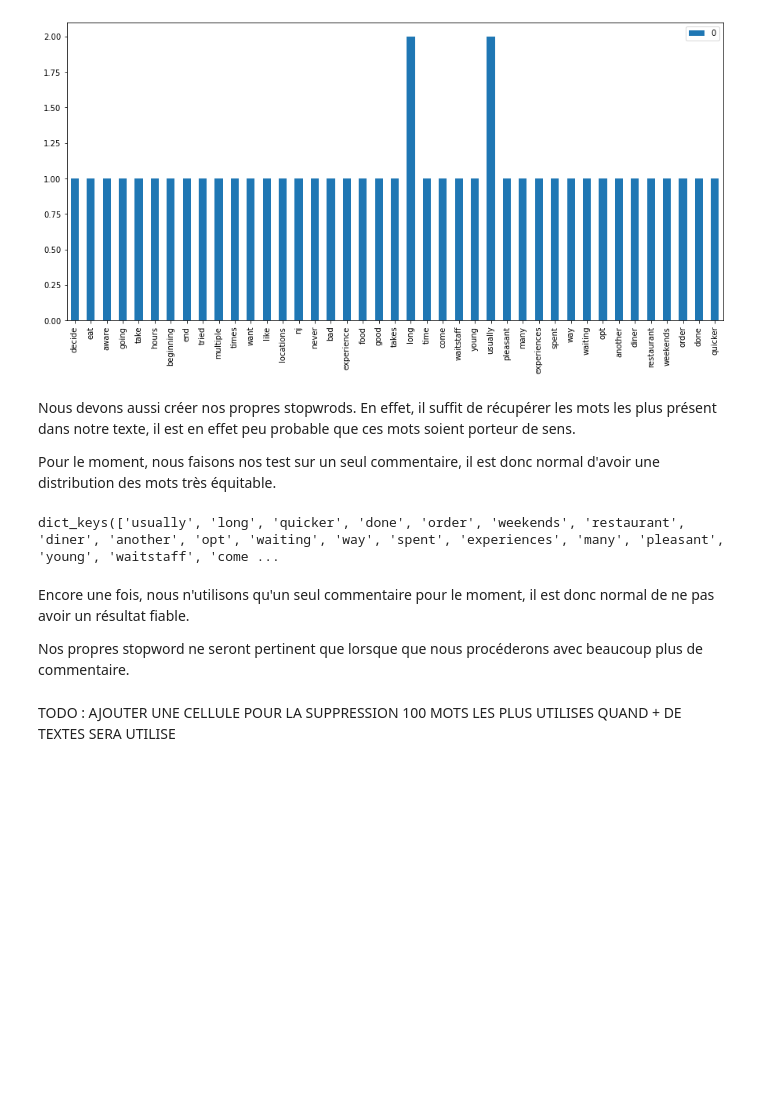
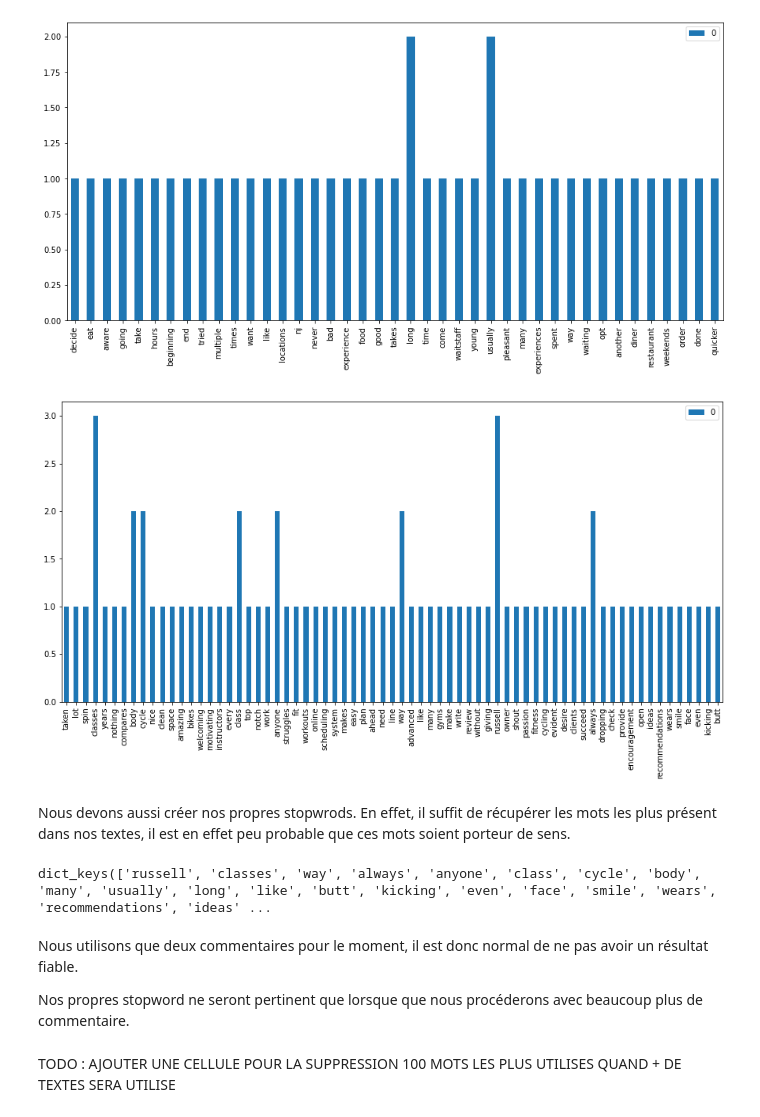
Before and after one commit to reda76/P6, a Jupyter notebook: Analyse de texte.ipynb, the cells around one changed output. Drawn from its saved outputs; the diff is of its cells as text; code cells hidden in the pictures; blank space fills up the shorter version.

```diff
--- a/Analyse de texte.ipynb
+++ b/Analyse de texte.ipynb
@@ -121,24 +172,31 @@ print(premier_commentaire)
 frequence_mot(premier_commentaire)
 # %% [output]
 [figure]
+# %%
+frequence_mot(deuxieme_commentaire)
+# %% [output]
+[figure, added]
 # %% [markdown]
-Nous devons aussi créer nos propres stopwrods. En effet, il suffit de récupérer les mots les plus présent dans notre texte, il est en effet peu probable que ces mots soient porteur de sens.
-
-Pour le moment, nous faisons nos test sur un seul commentaire, il est donc normal d'avoir une distribution des mots très équitable.
+Nous devons aussi créer nos propres stopwrods. En effet, il suffit de récupérer les mots les plus présent dans nos textes, il est en effet peu probable que ces mots soient porteur de sens.
 # %%
-dict_count_premier_commentaire = Counter(premier_commentaire)
-dict_test = dict(
-    reversed(
-        sorted(dict_count_premier_commentaire.items(),
-               key=lambda item: item[1])))
+def stopwords_perso(texte):
+    dict_count_texte = Counter(texte)
+    dict_test = dict(
+        reversed(
+            sorted(dict_count_texte.items(),
+                   key=lambda item: item[1])))
 
-dict_test = {k: dict_test[k] for k in list(dict_test)[:100]}
-liste_stopword = dict_test.keys()
-liste_stopword
+    dict_100_premier_mots = {k: dict_test[k] for k in list(dict_test)[:100]}
+    liste_stopword = dict_100_premier_mots.keys()
+    return liste_stopword
-# %% [output]
-dict_keys(['usually', 'long', 'quicker', 'done', 'order', 'weekends', 'restaurant', 'diner', 'another', 'opt', 'waiting', 'way', 'spent', 'experiences', 'many', 'pleasant', 'young', 'waitstaff', 'come ...
+# %%
+commentaire_combinés = premier_commentaire + deuxieme_commentaire
+nos_stopwords = stopwords_perso(commentaire_combinés)
+nos_stopwords
+# %% [output]
+dict_keys(['russell', 'classes', 'way', 'always', 'anyone', 'class', 'cycle', 'body', 'many', 'usually', 'long', 'like', 'butt', 'kicking', 'even', 'face', 'smile', 'wears', 'recommendations', 'ideas' ...
 # %% [markdown]
-Encore une fois, nous n'utilisons qu'un seul commentaire pour le moment, il est donc normal de ne pas avoir un résultat fiable.
+Nous utilisons que deux commentaires pour le moment, il est donc normal de ne pas avoir un résultat fiable.
 
 Nos propres stopword ne seront pertinent que lorsque que nous procéderons avec beaucoup plus de commentaire.
 # %% [markdown]
```
Also changed, not shown: parts of 59 cells of this notebook.
